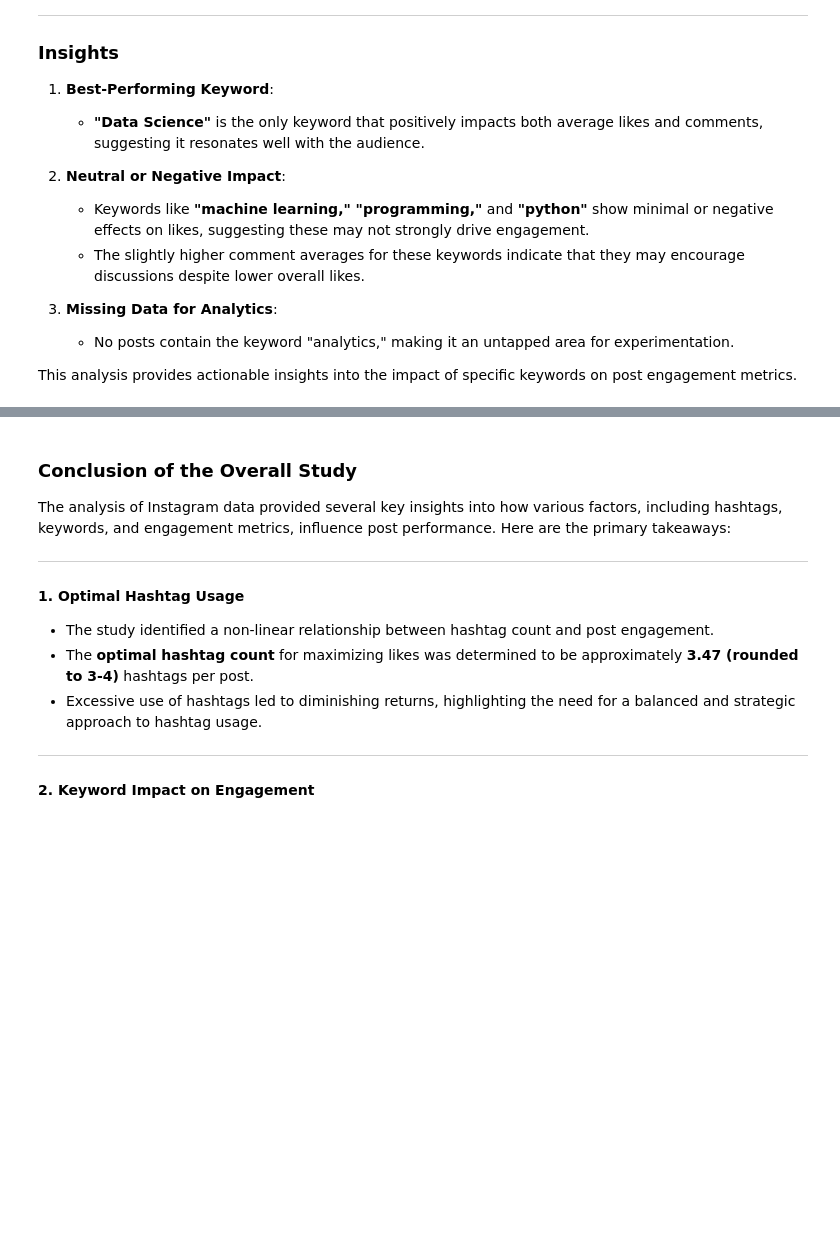
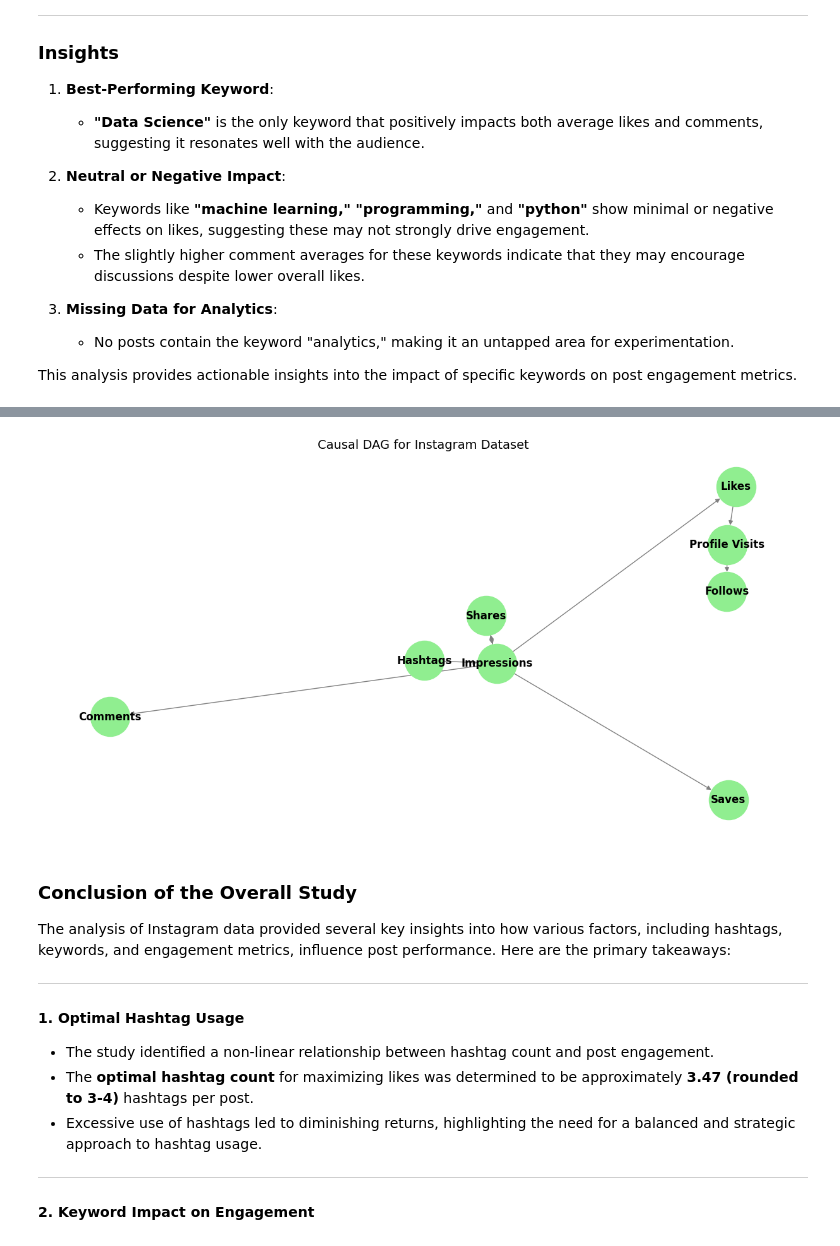
Before and after one commit to Payal2000/Crash-Course-in-Causality-Written-Section-Payal-Nagaonkar, a Jupyter notebook: Crash_Course_in_Causality.ipynb, the cells around one changed output, grey strips where cells are left out. Saved outputs shown, nothing was run; the diff lists cells and outputs as text; code cells hidden in the pictures; blank space fills up the shorter version.

```diff
--- a/Crash_Course_in_Causality.ipynb
+++ b/Crash_Course_in_Causality.ipynb
@@ -1710,3 +1787,42 @@ This analysis provides actionable insights into the impact of specific keywords
+# %%
+import networkx as nx
+import matplotlib.pyplot as plt
+
+# Define the nodes based on the Instagram dataset
+nodes = [
+    "Hashtags", "Impressions", "Likes", "Comments", "Shares",
+    "Saves", "Profile Visits", "Follows"
+]
+
+# Define edges based on assumed causal relationships
+edges = [
+    ("Hashtags", "Impressions"),       # Hashtags increase visibility
+    ("Impressions", "Likes"),         # Impressions drive more likes
+    ("Impressions", "Comments"),      # Visibility leads to more comments
+    ("Impressions", "Shares"),        # More impressions increase shares
+    ("Impressions", "Saves"),         # Visibility also results in saves
+    ("Likes", "Profile Visits"),      # Likes encourage profile visits
+    ("Profile Visits", "Follows"),    # Profile visits convert to new followers
+    ("Shares", "Impressions")         # Shared posts increase impressions
+]
+
+# Create the DAG
+dag = nx.DiGraph()
+dag.add_nodes_from(nodes)
+dag.add_edges_from(edges)
+
+# Draw the DAG
+plt.figure(figsize=(12, 6))
+pos = nx.spring_layout(dag, k=0.3)  # Adjusted k for better spacing
+nx.draw(
+    dag, pos=pos, with_labels=True,
+    node_size=2000, node_color='lightgreen', font_size=12, font_weight='bold',
+    edge_color='gray', arrows=True
+)
+plt.title('Causal DAG for Instagram Dataset', fontsize=14)
+plt.show()
+# %% [output]
+[figure, added]
 # %% [markdown]
 ### **Conclusion of the Overall Study**
 
```
Also changed, not shown: parts of 2 cells of this notebook.
